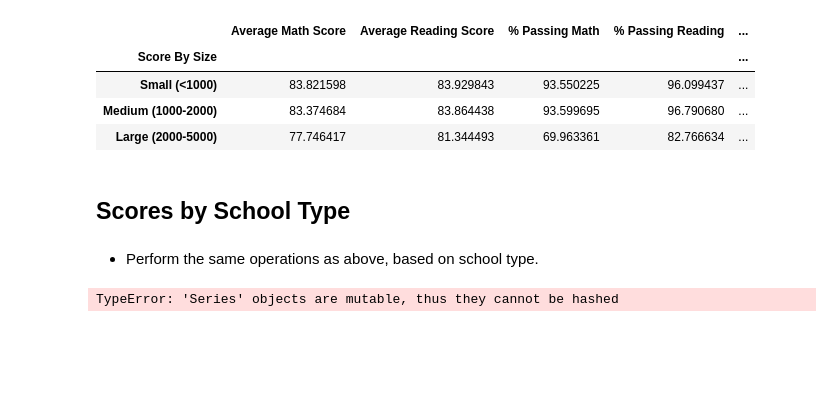
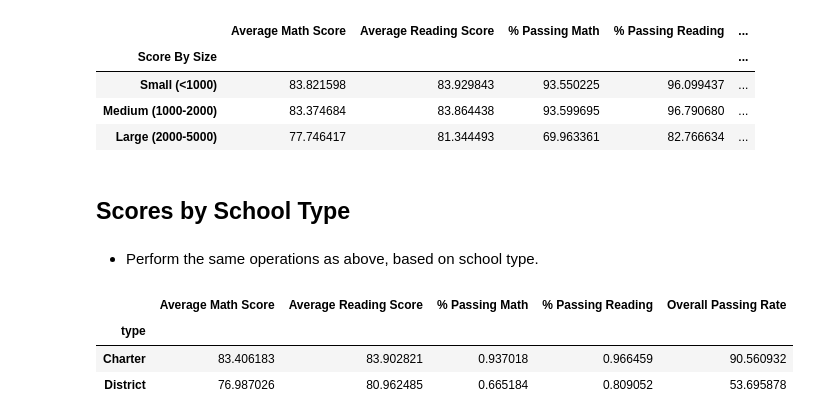
Before and after one commit to bwalshdtan/Pandas_Homework, a Jupyter notebook: PyCitySchools_starter.ipynb, the cells around one changed output. Saved outputs shown, nothing was run; the diff lists cells and outputs as text; code cells hidden in the pictures; blank space fills up the shorter version.

Commit message:
Code for Scores by Type

```diff
--- a/PyCitySchools_starter.ipynb
+++ b/PyCitySchools_starter.ipynb
@@ -402,14 +408,23 @@ size_group[['Average Math Score', 'Average Reading Score', '% Passing Math', '%
 ## Scores by School Type
 # %% [markdown]
 * Perform the same operations as above, based on school type.
-# %%
-#school_summary_type = school_summary_df
-#school_summary_type['School Type'] = school_summary_type['School Type'].replace({'Charter': 1, 'District': 2})
-#bins = [0, 1, 2]
-#type_names = ['Charter', 'District']
-#pd.cut(school_summary_type['Total Students'], bins, labels=type_names).head()
-
-school_summary_type = school_summary_df.groupby('School Type')
-school_summary_type['Average Math Score', 'Average Reading Score', '% Passing Math', '% Passing Reading', 'Overall Passing Rate'].mean()
-# %% [output]
-TypeError: 'Series' objects are mutable, thus they cannot be hashed
+# %%
+sort_by_type = school_data_complete.groupby(['type'])
+
+math_score_sort = sort_by_type['math_score'].mean()
+reading_score_type = sort_by_type['reading_score'].mean()
+pct_math_score_type = school_data_complete[school_data_complete['math_score'] >= 70].groupby('type')['Student ID'].count() / sort_by_type['Student ID'].count())
+pct_reading_score_type = (school_data_complete[school_data_complete['reading_score'] >= 70].groupby('type')['Student ID'].count() / sort_by_type['Student ID'].count()) * 100
+overall_by_type = (school_data_complete[(school_data_complete['math_score'] >= 70) & (school_data_complete['reading_score'] >= 70)].groupby('type')['Student ID'].count() / sort_by_type['Student ID'].count()) * 100
+
+type_df = pd.DataFrame({'Average Math Score': math_score_sort,
+                       'Average Reading Score': reading_score_type,
+                       '% Passing Math': pct_math_score_type,
+                       '% Passing Reading': pct_reading_score_type,
+                       'Overall Passing Rate': overall_by_type})
+type_df
+# %% [output]
+|  | Average Math Score | Average Reading Score | % Passing Math | % Passing Reading | Overall Passing Rate |
+| type |  |  |  |  |  |
+| Charter | 83.406183 | 83.902821 | 0.937018 | 0.966459 | 90.560932 |
+| District | 76.987026 | 80.962485 | 0.665184 | 0.809052 | 53.695878 |
```
Also changed, not shown: parts of 1 cell of this notebook.
